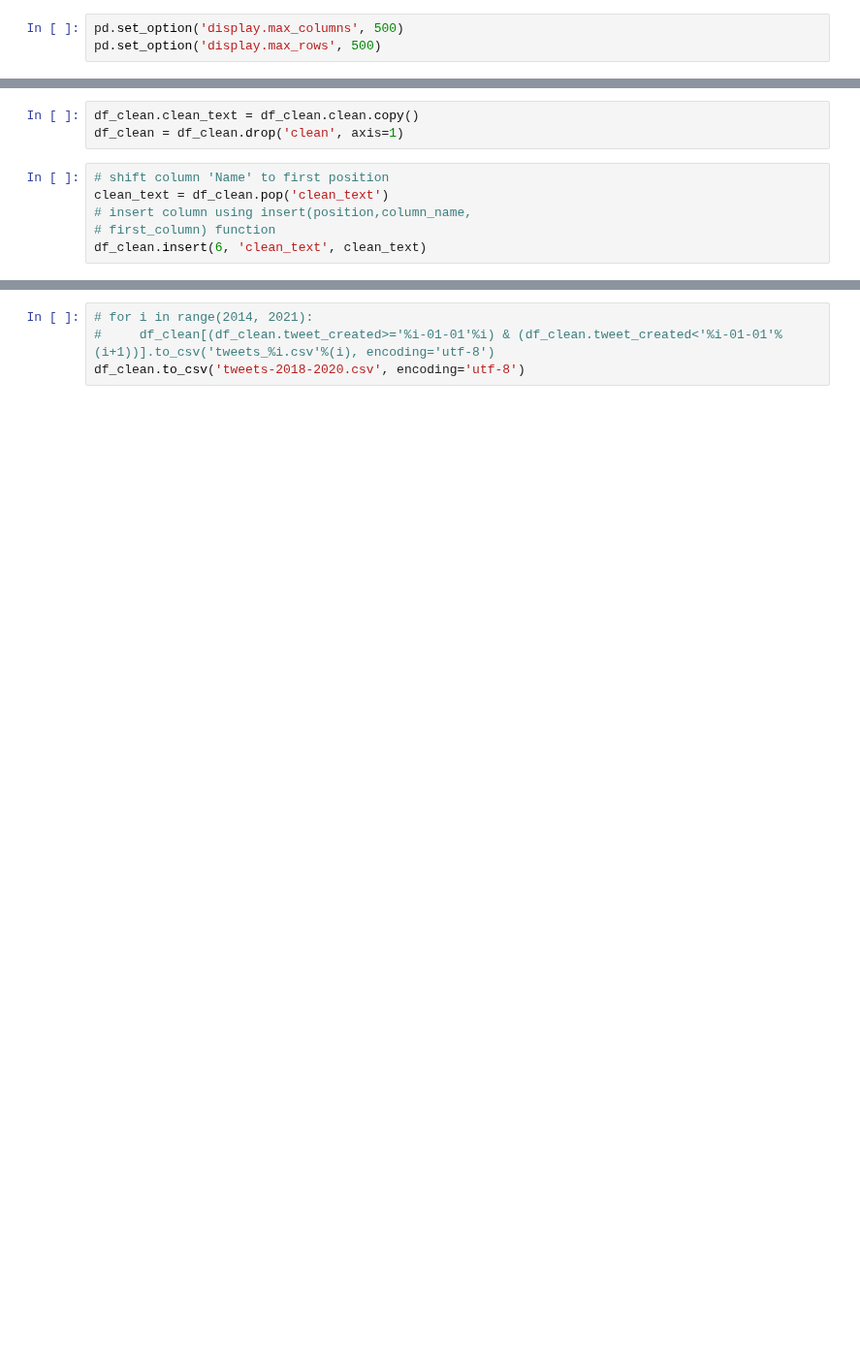
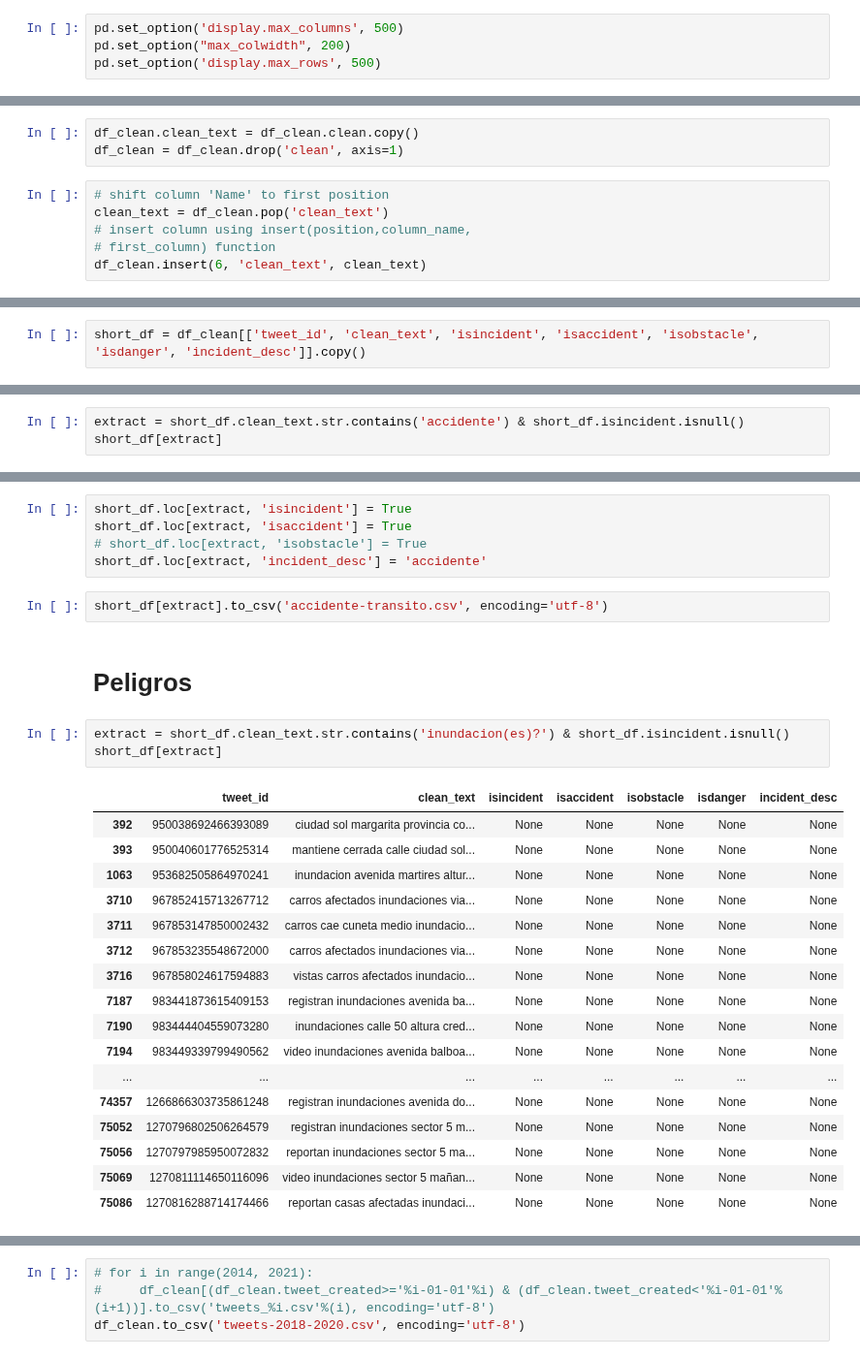
Before and after one commit to Liu-Lc/TwitterTraffic-Pty, a Jupyter notebook: TweetData/clean_data.ipynb, the cells around one changed output, grey strips where cells are left out. Shown at 97% size. Saved outputs shown, nothing was run; the diff lists cells and outputs as text; blank space fills up the shorter version.

Commit message:
Cleaned accidents and dangers in process

```diff
--- a/TweetData/clean_data.ipynb
+++ b/TweetData/clean_data.ipynb
@@ -1,5 +1,6 @@
 # %%
 pd.set_option('display.max_columns', 500)
+pd.set_option("max_colwidth", 200)
 pd.set_option('display.max_rows', 500)
 # %%
 import psycopg2 as ps
@@ -60,0 +42,2 @@ df_clean.head(100)
+# %%
+short_df = df_clean[['tweet_id', 'clean_text', 'isincident', 'isaccident', 'isobstacle', 'isdanger', 'incident_desc']].copy()
@@ -60,0 +62,3 @@ df_clean.head(100)
+# %%
+extract = short_df.clean_text.str.contains('accidente') & short_df.isincident.isnull()
+short_df[extract]
@@ -60,0 +79,30 @@ df_clean.head(100)
+# %%
+short_df.loc[extract, 'isincident'] = True
+short_df.loc[extract, 'isaccident'] = True
+# short_df.loc[extract, 'isobstacle'] = True
+short_df.loc[extract, 'incident_desc'] = 'accidente'
+# %%
+short_df[extract].to_csv('accidente-transito.csv', encoding='utf-8')
+# %% [markdown]
+# Peligros
+# %%
+extract = short_df.clean_text.str.contains('inundacion(es)?') & short_df.isincident.isnull()
+short_df[extract]
+# %% [output]
+|  | tweet_id | clean_text | isincident | isaccident | isobstacle | isdanger | incident_desc |
+| 392 | 950038692466393089 | ciudad sol margarita provincia co... | None | None | None | None | None |
+| 393 | 950040601776525314 | mantiene cerrada calle ciudad sol... | None | None | None | None | None |
+| 1063 | 953682505864970241 | inundacion avenida martires altur... | None | None | None | None | None |
+| 3710 | 967852415713267712 | carros afectados inundaciones via... | None | None | None | None | None |
+| 3711 | 967853147850002432 | carros cae cuneta medio inundacio... | None | None | None | None | None |
+| 3712 | 967853235548672000 | carros afectados inundaciones via... | None | None | None | None | None |
+| 3716 | 967858024617594883 | vistas carros afectados inundacio... | None | None | None | None | None |
+| 7187 | 983441873615409153 | registran inundaciones avenida ba... | None | None | None | None | None |
+| 7190 | 983444404559073280 | inundaciones calle 50 altura cred... | None | None | None | None | None |
+| 7194 | 983449339799490562 | video inundaciones avenida balboa... | None | None | None | None | None |
+| ... | ... | ... | ... | ... | ... | ... | ... |
+| 74357 | 1266866303735861248 | registran inundaciones avenida do... | None | None | None | None | None |
+| 75052 | 1270796802506264579 | registran inundaciones sector 5 m... | None | None | None | None | None |
+| 75056 | 1270797985950072832 | reportan inundaciones sector 5 ma... | None | None | None | None | None |
+| 75069 | 1270811114650116096 | video inundaciones sector 5 mañan... | None | None | None | None | None |
+| 75086 | 1270816288714174466 | reportan casas afectadas inundaci... | None | None | None | None | None |
```
Also changed, not shown: parts of 7 cells of this notebook, 2 other files.
